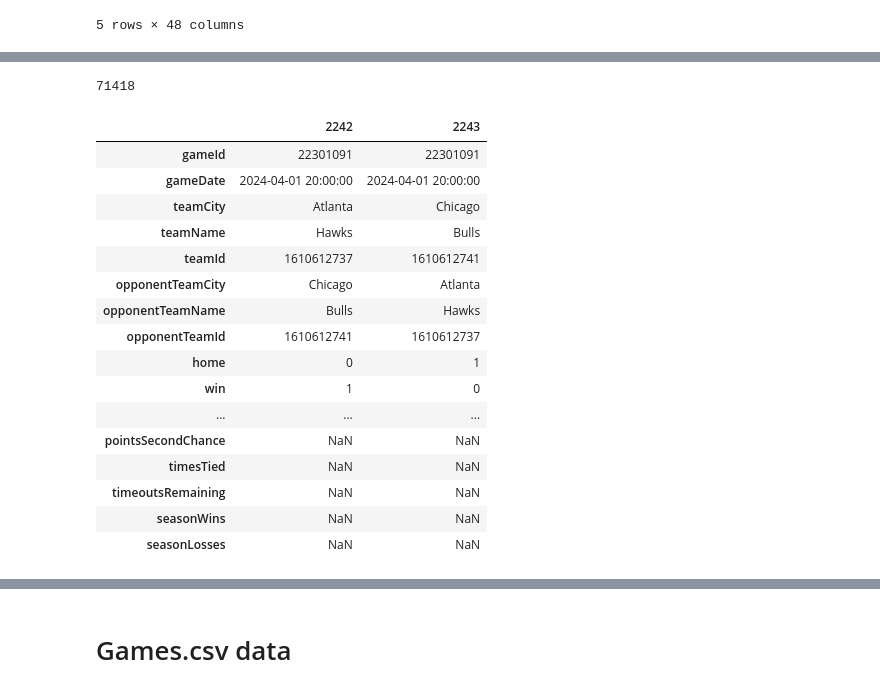
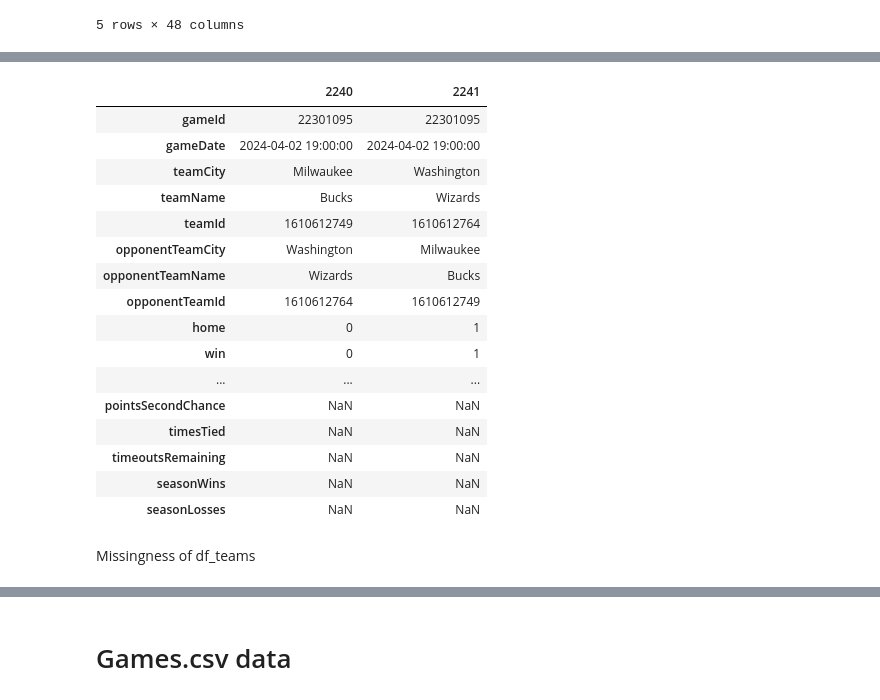
Before and after one commit to pshukl21/CollabProject, a Jupyter notebook: nbaModel.ipynb, the cells around one changed output, grey strips where cells are left out. Cells and saved outputs as stored; diff of their text form; code cells hidden in the pictures.

```diff
--- a/nbaModel.ipynb
+++ b/nbaModel.ipynb
@@ -133,27 +137,25 @@ df_teams = df_teams.drop(columns=['coachId'])
-# %%
-df_teams.gameId.unique().shape[0] # number of games
-# %% [output]
-71418
 # %%
 # checking what is redundant across rows of same game
-df_teams.loc[2242:2243,].T # we should check for NaNs
+df_teams.loc[2240:2241,].T # we should check for NaNs
 # %% [output]
-|  | 2242 | 2243 |
-| gameId | 22301091 | 22301091 |
-| gameDate | 2024-04-01 20:00:00 | 2024-04-01 20:00:00 |
-| teamCity | Atlanta | Chicago |
-| teamName | Hawks | Bulls |
-| teamId | 1610612737 | 1610612741 |
-| opponentTeamCity | Chicago | Atlanta |
-| opponentTeamName | Bulls | Hawks |
-| opponentTeamId | 1610612741 | 1610612737 |
+|  | 2240 | 2241 |
+| gameId | 22301095 | 22301095 |
+| gameDate | 2024-04-02 19:00:00 | 2024-04-02 19:00:00 |
+| teamCity | Milwaukee | Washington |
+| teamName | Bucks | Wizards |
+| teamId | 1610612749 | 1610612764 |
+| opponentTeamCity | Washington | Milwaukee |
+| opponentTeamName | Wizards | Bucks |
+| opponentTeamId | 1610612764 | 1610612749 |
 | home | 0 | 1 |
-| win | 1 | 0 |
+| win | 0 | 1 |
 | ... | ... | ... |
 | pointsSecondChance | NaN | NaN |
 | timesTied | NaN | NaN |
 | timeoutsRemaining | NaN | NaN |
 | seasonWins | NaN | NaN |
 | seasonLosses | NaN | NaN |
+# %% [markdown]
+Missingness of df_teams
 # %%
 # missing percentage per column
```
Also changed, not shown: parts of 27 cells of this notebook.
